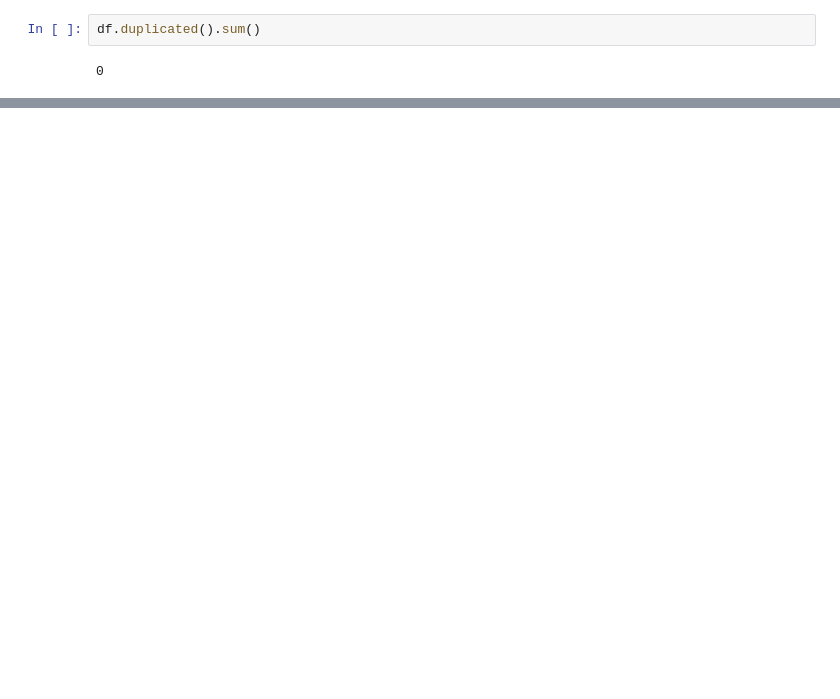
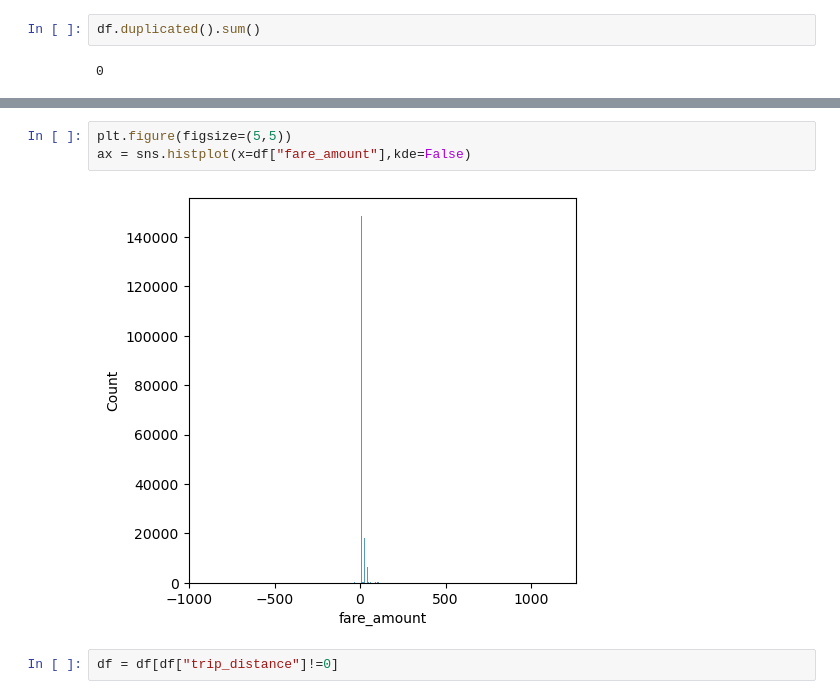
Before and after one commit to BGuragain1/Machine-Learning, a Jupyter notebook: new-york-city-taxi.ipynb, the cells around one changed output, grey strips where cells are left out. Cells and saved outputs as stored; diff of their text form; blank space fills up the shorter version.

```diff
--- a/new-york-city-taxi.ipynb
+++ b/new-york-city-taxi.ipynb
@@ -141,0 +113,7 @@ df.duplicated().sum()
+# %%
+plt.figure(figsize=(5,5))
+ax = sns.histplot(x=df["fare_amount"],kde=False)
+# %% [output]
+[figure, added]
+# %%
+df = df[df["trip_distance"]!=0]
```
Also changed, not shown: parts of 77 cells of this notebook.
